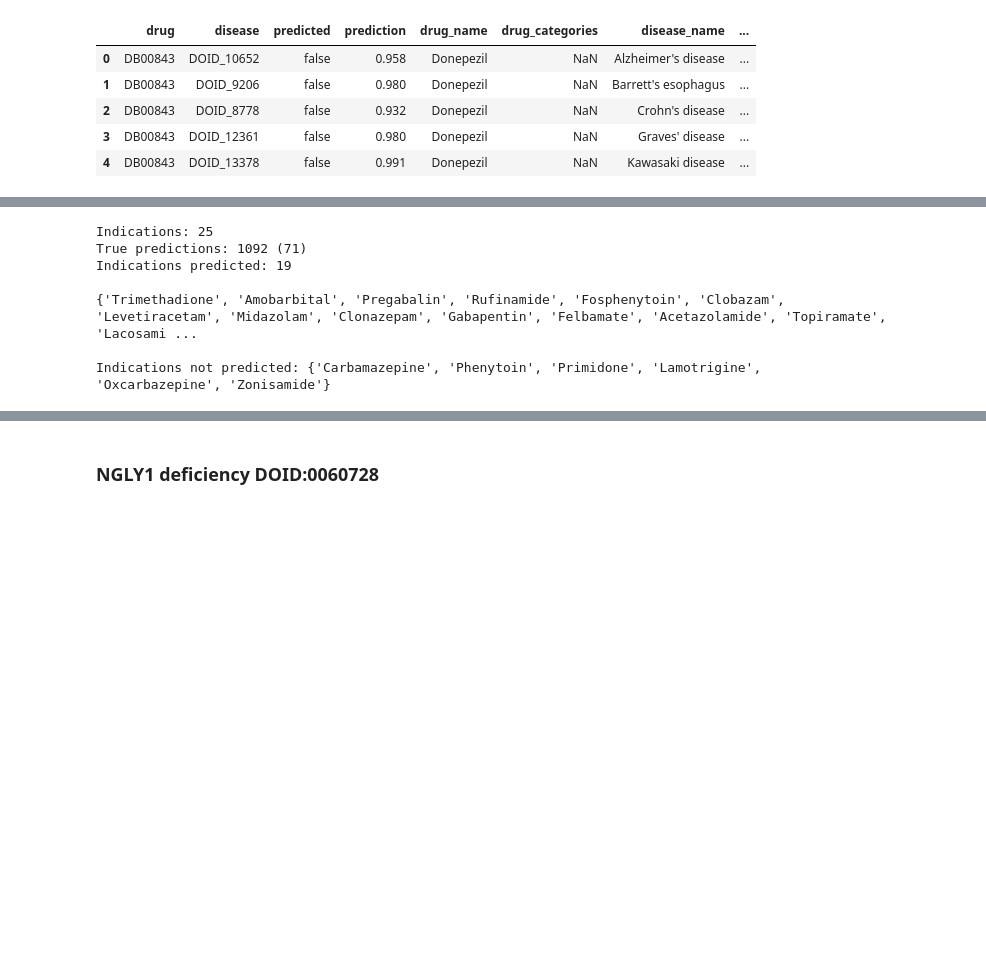
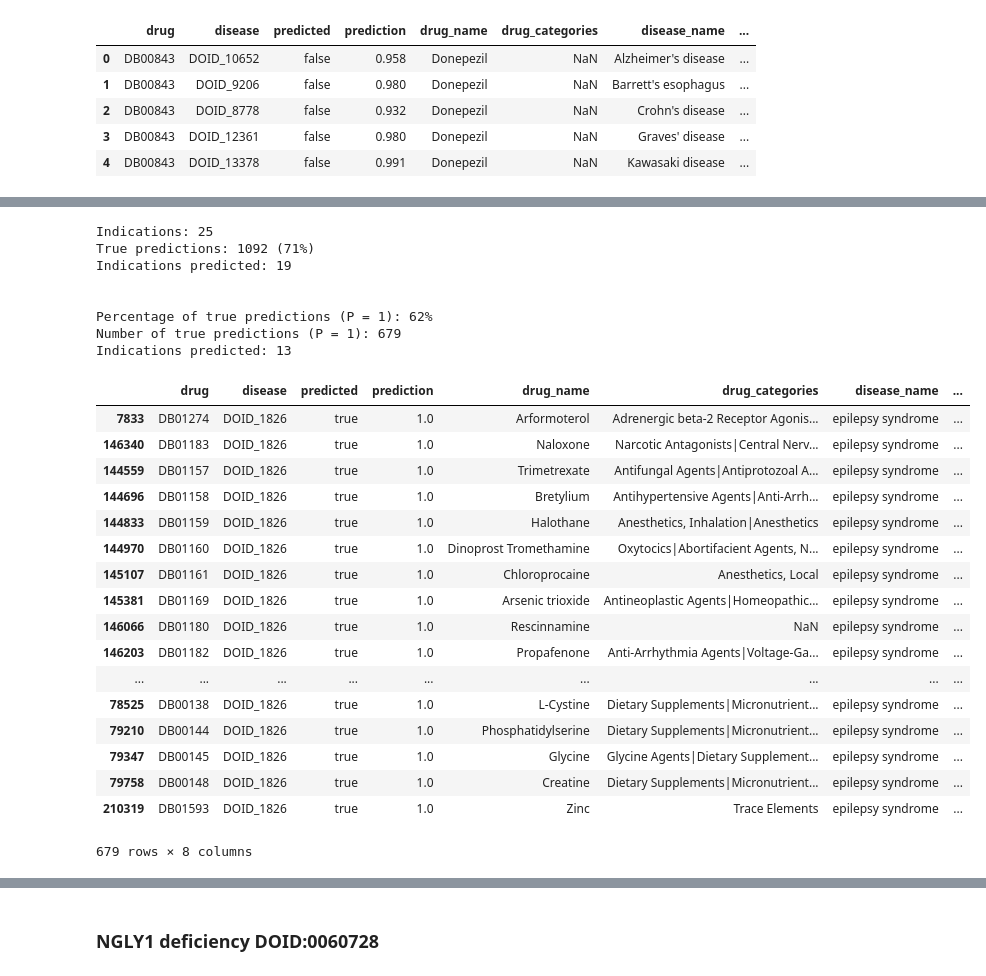
Before and after one commit to NuriaQueralt/BioHackathon, a Jupyter notebook: bh17/5-classifier-learn/predictions_goldstandard.ipynb, the cells around one changed output, grey strips where cells are left out. Saved outputs shown, nothing was run; the diff lists cells and outputs as text; code cells hidden in the pictures; blank space fills up the shorter version.

```diff
--- a/bh17/5-classifier-learn/predictions_goldstandard.ipynb
+++ b/bh17/5-classifier-learn/predictions_goldstandard.ipynb
@@ -292,25 +329,62 @@ Indications not predicted: {'Bendroflumethiazide', 'Guanabenz', 'Guanfacine', 'O
 # %%
 # 2. epilepsy DOID:1826 (25 drugs)
 print('Indications: %s' % len(indications_df.query('doid_id == "DOID:1826"')))
 
 # predictions
-print('True predictions: %s (%s)' % (len(predictions_df.query('disease == "DOID_1826" & predicted == "true"')),round(len(predictions_df.query('disease == "DOID_1826" & predicted == "true"'))*100/len(predictions_df.query('disease == "DOID_1826"')))))
+print('True predictions: {} ({}%)'.format(len(predictions_df.query('disease == "DOID_1826" & predicted == "true"')),round(len(predictions_df.query('disease == "DOID_1826" & predicted == "true"'))*100/len(predictions_df.query('disease == "DOID_1826"')))))
 
 # overlap
 indi = set(indications_df.query('doid_id == "DOID:1826"')[['drug']].drug)
 pred = set(predictions_df.query('disease == "DOID_1826" & predicted == "true"')[['drug_name']].drug_name)
 overlap = pred & indi
 print('Indications predicted: {}\n'.format(len(overlap)))
-print(overlap)
-print('\nIndications not predicted: {}'.format(indi - pred))
+#print(overlap)
+#print('\nIndications not predicted: {}'.format(indi - pred))
+print()
+true = predictions_df.query('disease == "DOID_1826" & predicted == "true"')
+print('Percentage of true predictions (P = 1): {}%'.format(round(
+            100*len(true.query('prediction == 1'))/len(true)))
+     )
+print('Number of true predictions (P = 1): {}'.format(
+            len(true.query('prediction == 1')))
+     )
+
+# overlap
+indi = set(indications_df.query('doid_id == "DOID:1826"')[['drug']].drug)
+pred = set(predictions_df.query('disease == "DOID_1826" & predicted == "true" & prediction == 1')[['drug_name']].drug_name)
+overlap = pred & indi
+print('Indications predicted: {}\n'.format(len(overlap)))
+#print(overlap)
+#print('\nIndications not predicted: {}'.format(indi - pred))
+print()
+predictions_df.query('disease == "DOID_1826" & predicted == "true" & prediction == 1.').sort_values(by= 'prediction', ascending= False)
 # %% [output]
 Indications: 25
-True predictions: 1092 (71)
+True predictions: 1092 (71%)
 Indications predicted: 19
 
-{'Trimethadione', 'Amobarbital', 'Pregabalin', 'Rufinamide', 'Fosphenytoin', 'Clobazam', 'Levetiracetam', 'Midazolam', 'Clonazepam', 'Gabapentin', 'Felbamate', 'Acetazolamide', 'Topiramate', 'Lacosami ...
 
-Indications not predicted: {'Carbamazepine', 'Phenytoin', 'Primidone', 'Lamotrigine', 'Oxcarbazepine', 'Zonisamide'}
+Percentage of true predictions (P = 1): 62%
+Number of true predictions (P = 1): 679
+Indications predicted: 13
+|  | drug | disease | predicted | prediction | drug_name | drug_categories | disease_name | ... |
+| 7833 | DB01274 | DOID_1826 | true | 1.0 | Arformoterol | Adrenergic beta-2 Receptor Agonis... | epilepsy syndrome | ... |
+| 146340 | DB01183 | DOID_1826 | true | 1.0 | Naloxone | Narcotic Antagonists|Central Nerv... | epilepsy syndrome | ... |
+| 144559 | DB01157 | DOID_1826 | true | 1.0 | Trimetrexate | Antifungal Agents|Antiprotozoal A... | epilepsy syndrome | ... |
+| 144696 | DB01158 | DOID_1826 | true | 1.0 | Bretylium | Antihypertensive Agents|Anti-Arrh... | epilepsy syndrome | ... |
+| 144833 | DB01159 | DOID_1826 | true | 1.0 | Halothane | Anesthetics, Inhalation|Anesthetics | epilepsy syndrome | ... |
+| 144970 | DB01160 | DOID_1826 | true | 1.0 | Dinoprost Tromethamine | Oxytocics|Abortifacient Agents, N... | epilepsy syndrome | ... |
+| 145107 | DB01161 | DOID_1826 | true | 1.0 | Chloroprocaine | Anesthetics, Local | epilepsy syndrome | ... |
+| 145381 | DB01169 | DOID_1826 | true | 1.0 | Arsenic trioxide | Antineoplastic Agents|Homeopathic... | epilepsy syndrome | ... |
+| 146066 | DB01180 | DOID_1826 | true | 1.0 | Rescinnamine | NaN | epilepsy syndrome | ... |
+| 146203 | DB01182 | DOID_1826 | true | 1.0 | Propafenone | Anti-Arrhythmia Agents|Voltage-Ga... | epilepsy syndrome | ... |
+| ... | ... | ... | ... | ... | ... | ... | ... | ... |
+| 78525 | DB00138 | DOID_1826 | true | 1.0 | L-Cystine | Dietary Supplements|Micronutrient... | epilepsy syndrome | ... |
+| 79210 | DB00144 | DOID_1826 | true | 1.0 | Phosphatidylserine | Dietary Supplements|Micronutrient... | epilepsy syndrome | ... |
+| 79347 | DB00145 | DOID_1826 | true | 1.0 | Glycine | Glycine Agents|Dietary Supplement... | epilepsy syndrome | ... |
+| 79758 | DB00148 | DOID_1826 | true | 1.0 | Creatine | Dietary Supplements|Micronutrient... | epilepsy syndrome | ... |
+| 210319 | DB01593 | DOID_1826 | true | 1.0 | Zinc | Trace Elements | epilepsy syndrome | ... |
+679 rows × 8 columns
 # %%
 # 3. malaria DOID:12365 (11 drugs)
 print('Indications: %s' % len(indications_df.query('doid_id == "DOID:12365"')))
```
Also changed, not shown: parts of 8 cells of this notebook.
